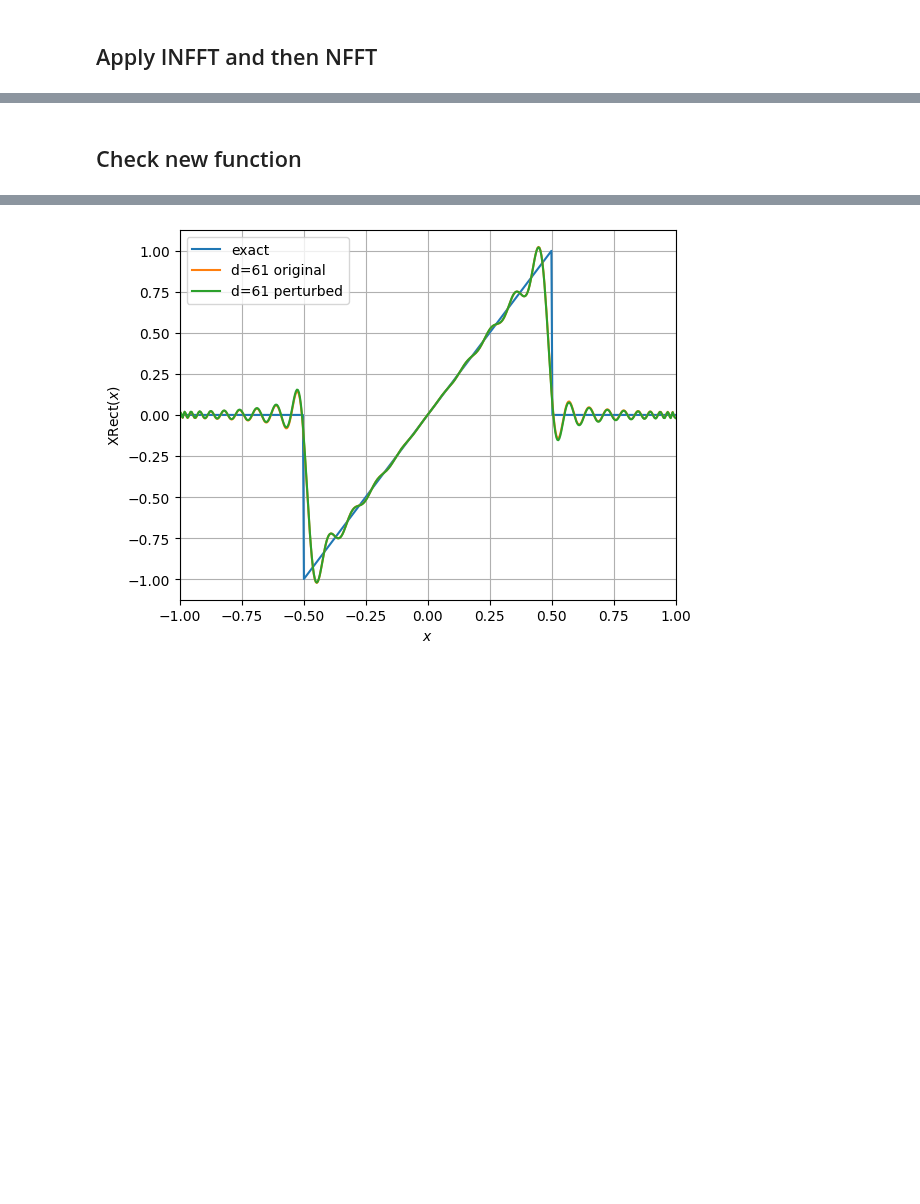
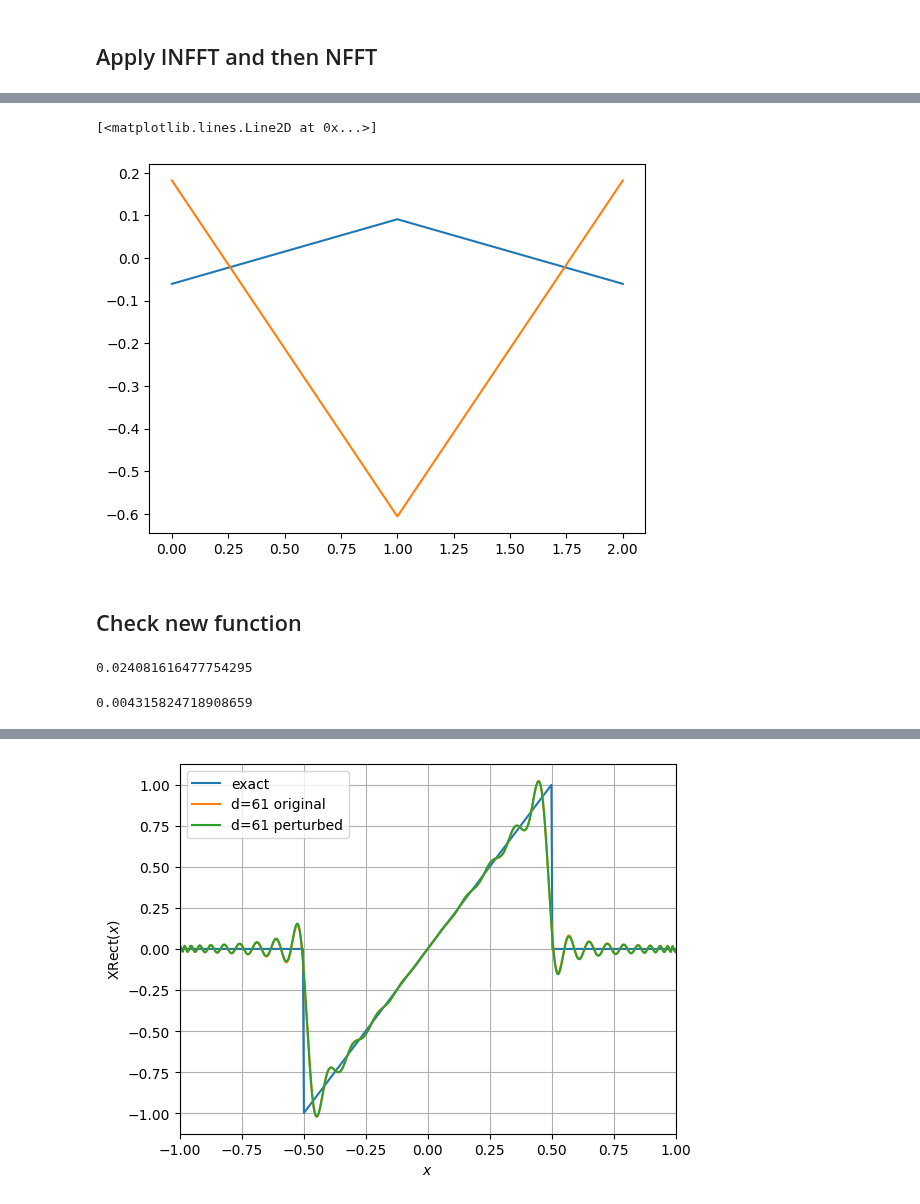
Before and after one commit to qsppack/pyqsppack, a Jupyter notebook: perturbation.ipynb, the cells around one changed output, grey strips where cells are left out. Saved outputs shown, nothing was run; the diff lists cells and outputs as text; code cells hidden in the pictures; blank space fills up the shorter version.

```diff
--- a/perturbation.ipynb
+++ b/perturbation.ipynb
@@ -67,2 +194,19 @@ gammas: [-1.48759708e-02  2.60673489e-03  1.38444062e-02 -1.90610604e-02
+# %%
+gammas = np.array([1.0+2.0j, 3.0+1.0j], dtype=np.complex128)
+new_a, new_b = forward_nonlinear_FFT(gammas)
+coefs_constraint_new = fftconvolve(new_a, np.flip(new_a), mode='full') + fftconvolve(new_b, np.flip(new_b), mode='full')
+plt.plot(np.real(coefs_constraint_new))
+plt.plot(np.imag(coefs_constraint_new))
+# %% [output]
+[<matplotlib.lines.Line2D at 0x...>]
+[figure, added]
 # %% [markdown]
 ## Check new function
+# %%
+np.linalg.norm(bcoeffs - new_b)
+# %% [output]
+0.024081616477754295
+# %%
+np.linalg.norm(old_coeffs - new_coeffs)
+# %% [output]
+0.004315824718908659
```
Also changed, not shown: parts of 10 cells of this notebook, 1 other file.
